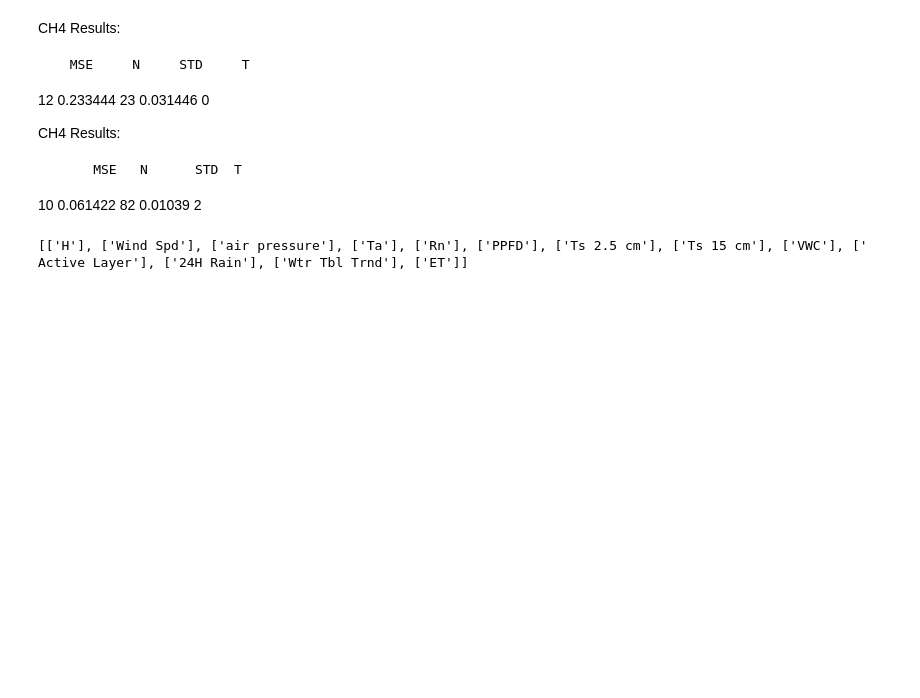
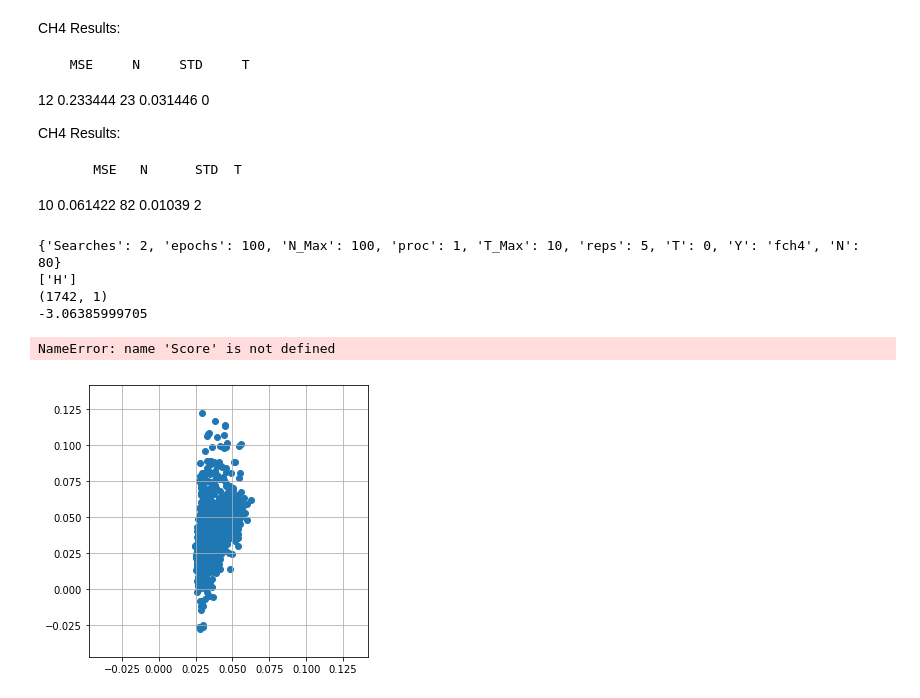
Before and after one commit to June-Skeeter/ML_GapFilling, a Jupyter notebook: MultiLayerModel.ipynb, the cells around one changed output. Cells and saved outputs as stored; diff of their text form; code cells hidden in the pictures; blank space fills up the shorter version.

```diff
--- a/MultiLayerModel.ipynb
+++ b/MultiLayerModel.ipynb
@@ -322,7 +322,8 @@ if __name__=='__main__'and params['proc'] != 1:
 [figure]
 [figure]
 # %%
-print(Runs[Runs['MSE'] == Runs['MSE'].min()])
+Best = Runs[Runs['MSE'] == Runs['MSE'].min()]
+print(Best)
 plt.figure()
 plt.scatter(Runs["N"],Runs['T'],s=1/Runs['STD']*100,c=Runs['MSE'])
 plt.colorbar()
@@ -345,23 +346,39 @@ CH4 Results:
 # %%
 def Combos(Model,L,factor=None):
     Models=list()
     for c in combinations(Model,L):
         c = list(c)
         if factor == None:
             Models.append(c)
         else:
             if factor in c:
                 Models.append(c)
     return(Models)
-
-
-Model = ['H','Wind Spd','air pressure','Ta','Rn','PPFD','Ts 2.5 cm','Ts 15 cm',
-         'VWC',' Active Layer','24H Rain','Wtr Tbl Trnd','ET']
+# print(params)
+params['T']=Best['T'].values[0]
+params['N']=Best['N'].values[0]
+params['proc']=1
+print(params)
+Model = ['H','Wind Spd','air pressure']#,
+#          'Ta','Rn','PPFD','Ts 2.5 cm','Ts 15 cm',
+#          'VWC','Active Layer','24H Rain','Wtr Tbl Trnd','ET']
 
 Scores = []
 L = 1
 Models = Combos(Model,1)
-# Models=Models1
-print(Models)
+
+Scores = []
+for model in Models:
+    print(model)
+    MSE = RunReps(model,Runs,params,pool)
+    Score.append(MSE)
+Score = np.asanyarray(Score)
+print(Score)
+print(np.where(Score == Score.min())[0])
 # %% [output]
-[['H'], ['Wind Spd'], ['air pressure'], ['Ta'], ['Rn'], ['PPFD'], ['Ts 2.5 cm'], ['Ts 15 cm'], ['VWC'], [' Active Layer'], ['24H Rain'], ['Wtr Tbl Trnd'], ['ET']]
+{'Searches': 2, 'epochs': 100, 'N_Max': 100, 'proc': 1, 'T_Max': 10, 'reps': 5, 'T': 0, 'Y': 'fch4', 'N': 80}
+['H']
+(1742, 1)
+-3.06385999705
+NameError: name 'Score' is not defined
+[figure, added]
```
